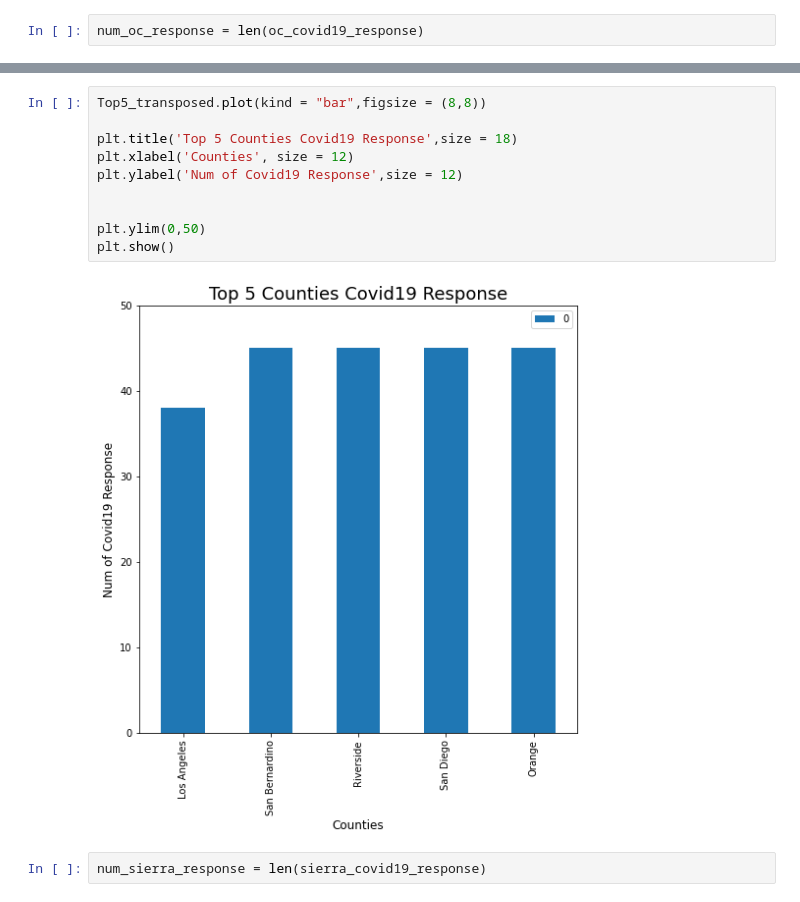
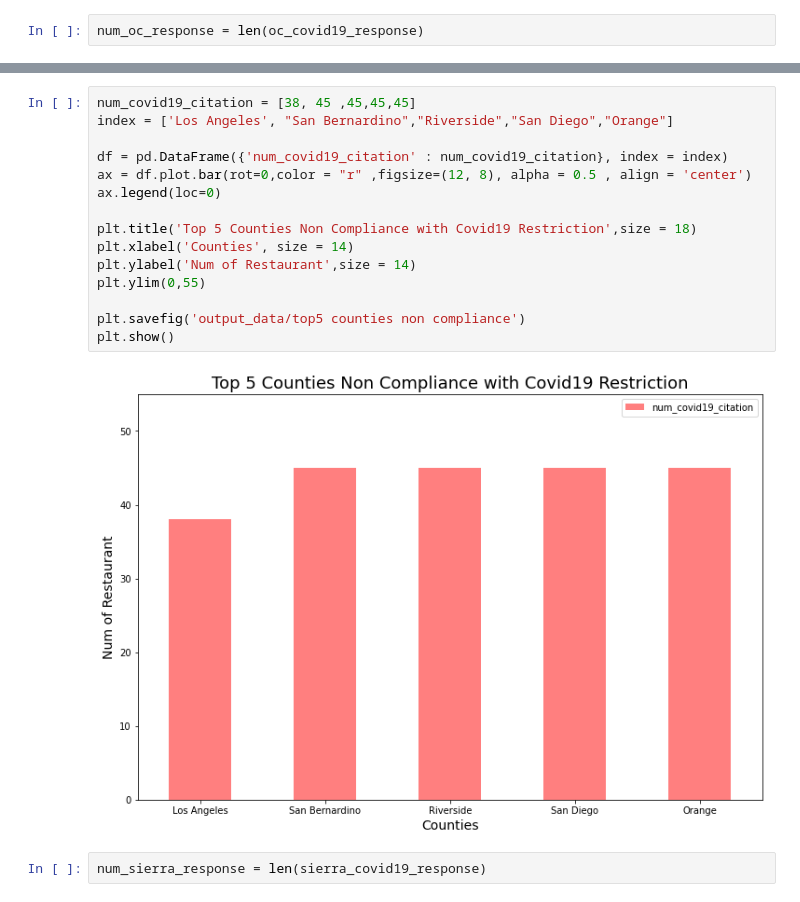
Before and after one commit to JAlvarado23A/covid_and_rest_survival, a Jupyter notebook: FC_data_restaurant.ipynb, the cells around one changed output, grey strips where cells are left out. Cells and saved outputs as stored; diff of their text form.

Commit message:
update graph and combine JA data

```diff
--- a/FC_data_restaurant.ipynb
+++ b/FC_data_restaurant.ipynb
@@ -169,15 +192,20 @@ Orange          45
 # %%
-Top5_transposed.plot(kind = "bar",figsize = (8,8))
+num_covid19_citation = [38, 45 ,45,45,45]
+index = ['Los Angeles', "San Bernardino","Riverside","San Diego","Orange"]
 
-plt.title('Top 5 Counties Covid19 Response',size = 18)
-plt.xlabel('Counties', size = 12)
-plt.ylabel('Num of Covid19 Response',size = 12)
+df = pd.DataFrame({'num_covid19_citation' : num_covid19_citation}, index = index)
+ax = df.plot.bar(rot=0,color = "r" ,figsize=(12, 8), alpha = 0.5 , align = 'center')
+ax.legend(loc=0)
 
+plt.title('Top 5 Counties Non Compliance with Covid19 Restriction',size = 18)
+plt.xlabel('Counties', size = 14)
+plt.ylabel('Num of Restaurant',size = 14)
+plt.ylim(0,55)
 
-plt.ylim(0,50)
+plt.savefig('output_data/top5 counties non compliance')
 plt.show()
 # %% [output]
-[figure, old version]
+[figure, new version]
 # %%
 num_sierra_response = len(sierra_covid19_response)
 # %%
```
Also changed, not shown: parts of 28 cells of this notebook, 7 other files.
